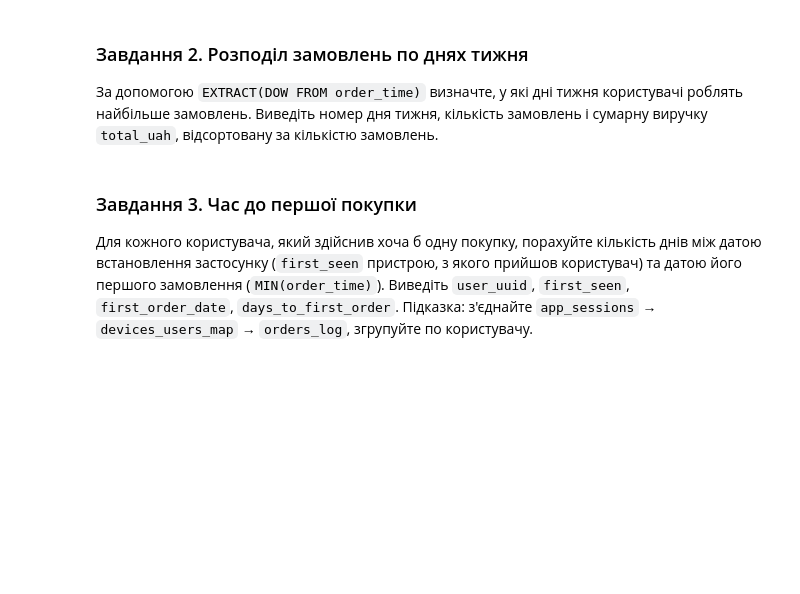
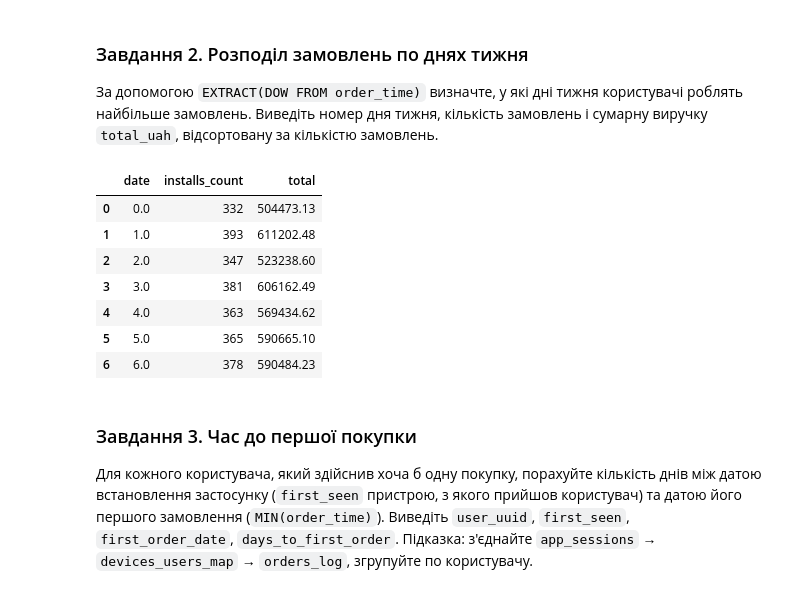
Before and after one commit to cpython-projects/python_da_17_03_26, a Jupyter notebook: lesson_25.ipynb, the cells around one changed output. Saved outputs shown, nothing was run; the diff lists cells and outputs as text; code cells hidden in the pictures; blank space fills up the shorter version.

```diff
--- a/lesson_25.ipynb
+++ b/lesson_25.ipynb
@@ -238,6 +258,28 @@ df
 # %% [markdown]
 ### Завдання 2. Розподіл замовлень по днях тижня
 За допомогою `EXTRACT(DOW FROM order_time)` визначте, у які дні тижня користувачі роблять найбільше замовлень. Виведіть номер дня тижня, кількість замовлень і сумарну виручку `total_uah`, відсортовану за кількістю замовлень.
+# %%
+from sqlalchemy import text
+query = text("""
+SELECT EXTRACT(DOW FROM order_time) as date,
+       COUNT(*) as installs_count,
+       SUM(total_uah) as total
+FROM orders_log
+GROUP BY EXTRACT(DOW FROM order_time)
+ORDER BY date asc;
+""")
+
+df = pd.read_sql(query, engine)
+df
+# %% [output]
+|  | date | installs_count | total |
+| 0 | 0.0 | 332 | 504473.13 |
+| 1 | 1.0 | 393 | 611202.48 |
+| 2 | 2.0 | 347 | 523238.60 |
+| 3 | 3.0 | 381 | 606162.49 |
+| 4 | 4.0 | 363 | 569434.62 |
+| 5 | 5.0 | 365 | 590665.10 |
+| 6 | 6.0 | 378 | 590484.23 |
 # %% [markdown]
 ### Завдання 3. Час до першої покупки
 Для кожного користувача, який здійснив хоча б одну покупку, порахуйте кількість днів між датою встановлення застосунку (`first_seen` пристрою, з якого прийшов користувач) та датою його першого замовлення (`MIN(order_time)`). Виведіть `user_uuid`, `first_seen`, `first_order_date`, `days_to_first_order`.
```
Also changed, not shown: parts of 3 cells of this notebook.
